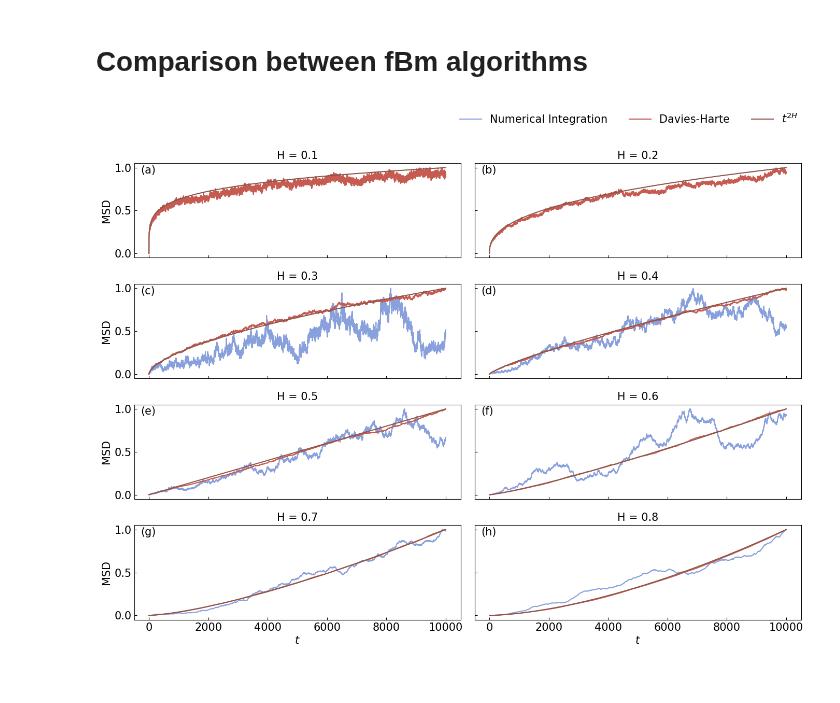
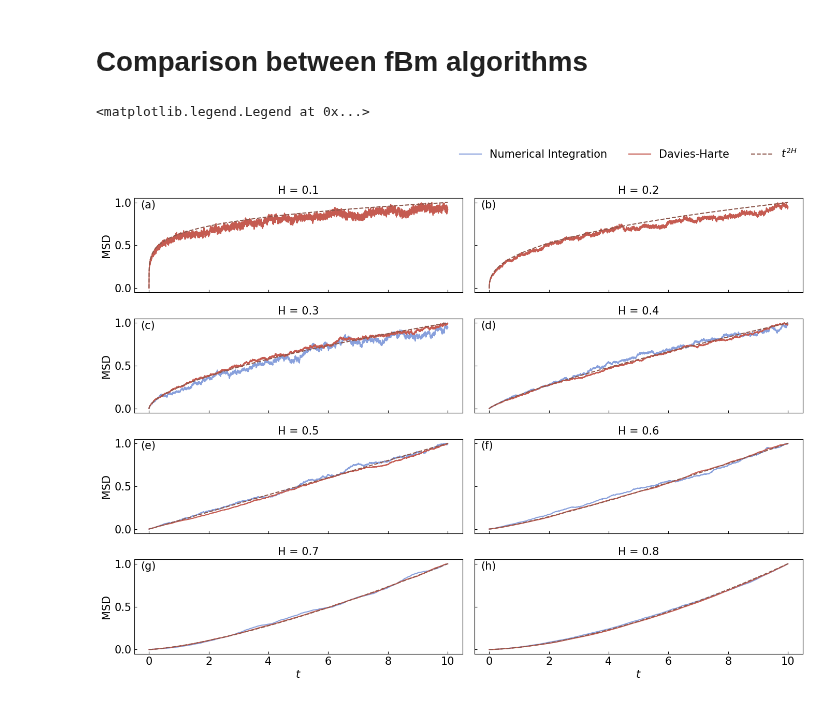
Before and after one commit to davidsantiagoquevedo/fractional-langevin-equations, a Jupyter notebook: analysis/paper_results_fBm.ipynb, the cells around one changed output. Cells and saved outputs as stored; diff of their text form; code cells hidden in the pictures.

Commit message:
fix: removed dependence on integral algorithm data for H<0.3. feat: added plots with 200 trajectories of integral algorithm and 200dpi plot

```diff
--- a/analysis/paper_results_fBm.ipynb
+++ b/analysis/paper_results_fBm.ipynb
@@ -18,36 +18,39 @@ col = 0
 row = 0
 panels = ["(a)", "(b)", "(c)", "(d)", "(e)", "(f)", "(g)", "(h)"]
 for i, h in enumerate(h_s):
+    if row != 0:
+        df_in = ut.read_hdf5_all(h, data_path, 1, 200).set_index("t")
+        msd_in = fbms.msd(df_in)
     df_dh = ut.read_hdf5_data(data_path + f"fBm_dh-h-{h}-1000.hdf5").set_index("t")
-    df_in = ut.read_hdf5_all(h, data_path, 1, 10).set_index("t")
     msd_dh = fbms.msd(df_dh)
-    msd_in = fbms.msd(df_in)
 
-    t = df_in.index
+
+    t = df_dh.index
     msd_anal = t**(2*h)
     msd_anal = msd_anal/max(msd_anal)
 
     axi = ax[row][col]
 
     if row != 0:
         axi.plot(t,msd_in, label = "Numerical Integration", color = colors[0])
     axi.plot(t,msd_dh, label = "Davies-Harte", color = colors[3])
-    axi.plot(t,msd_anal, label = r"$t^{2H}$", color = colors[5])
+    axi.plot(t,msd_anal, label = r"$t^{2H}$", linestyle = "--", color = colors[5])
     axi.set_title(f"H = {h}")
 
     props = dict(boxstyle='round', facecolor='wheat', alpha=0.1)
 
     if row == len(h_s)/2 - 1: axi.set_xlabel("$t$")
 
     if col == 1: row += 1; col = 0
     else: col += 1; axi.set_ylabel("MSD")
 
     pu.add_caption_letter(axi, panels[i])
 
 
 fig.tight_layout()
 handles, labels = ax[1][1].get_legend_handles_labels()
 fig.legend(handles, labels, bbox_to_anchor = (0.99, 1.07), ncol = len(h_s)/2)
 # %% [output]
+<matplotlib.legend.Legend at 0x...>
-[figure, old version]
+[figure, new version]
 # %%
```
Also changed, not shown: parts of 1 cell of this notebook, 3 other files.
